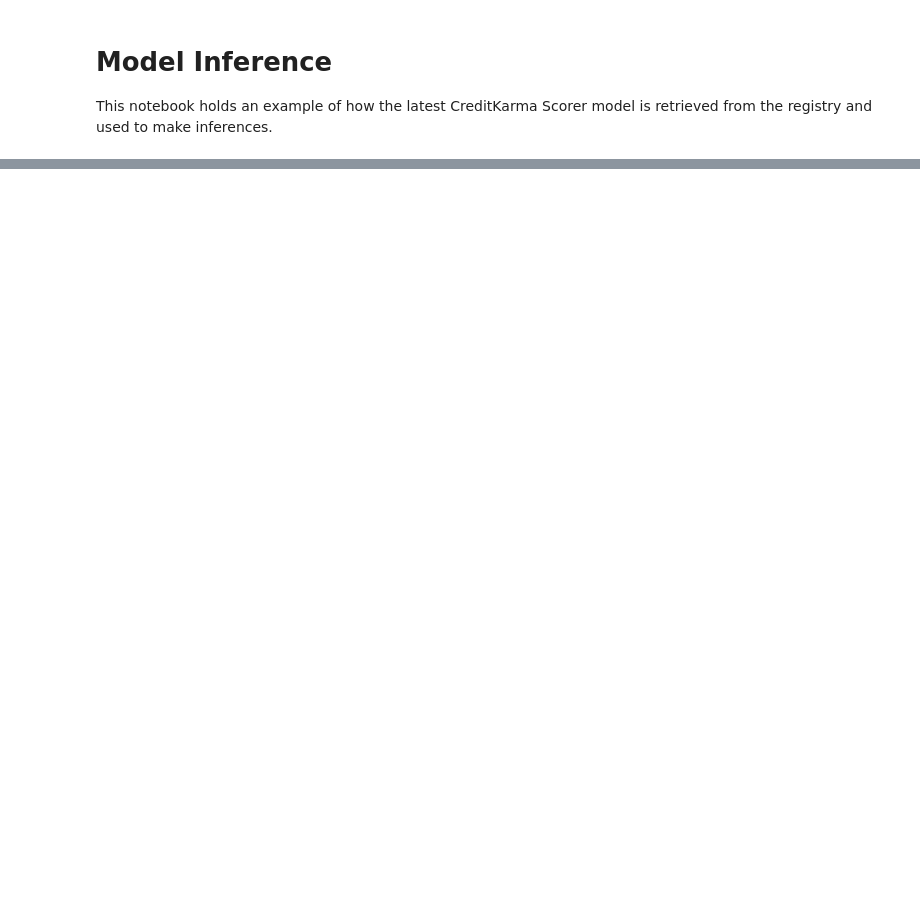
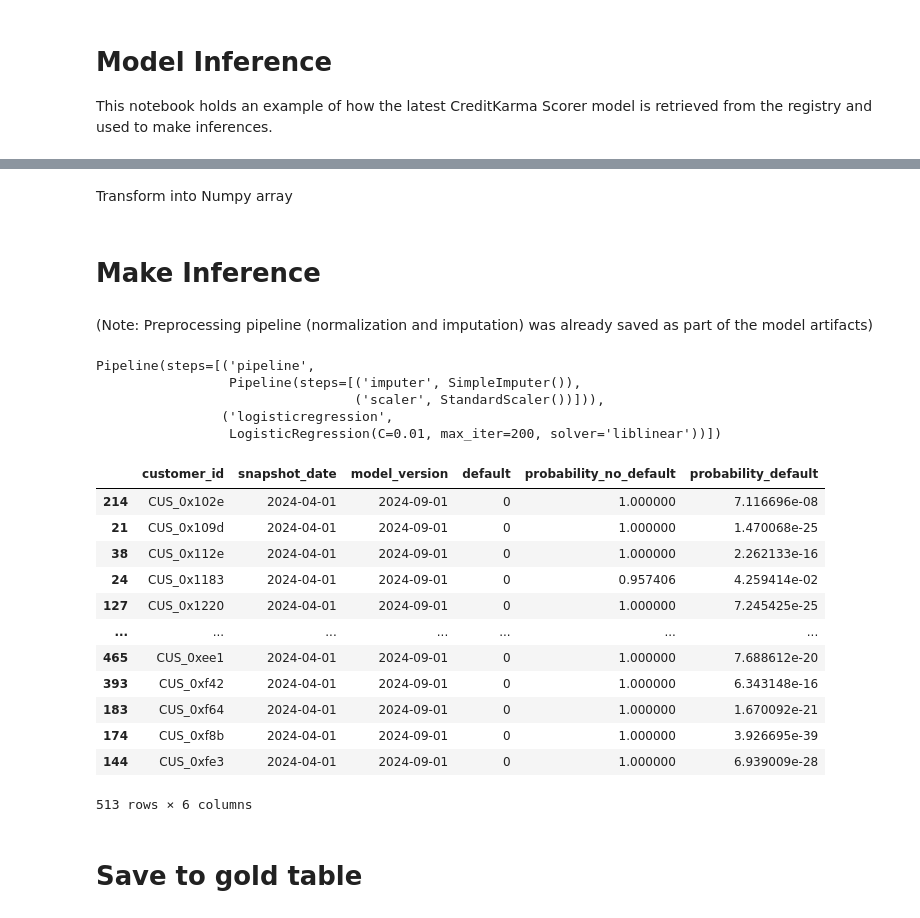
Before and after one commit to Jenpoer/creditkarma, a Jupyter notebook: model_inference.ipynb, the cells around one changed output, grey strips where cells are left out. Drawn from its saved outputs; the diff is of its cells as text; code cells hidden in the pictures; blank space fills up the shorter version.

```diff
--- a/model_inference.ipynb
+++ b/model_inference.ipynb
@@ -63,0 +103,41 @@ def read_gold_table(table, gold_db, spark):
+# %% [markdown]
+Transform into Numpy array
+# %%
+df_arr = df_pd.drop(columns=['customer_id', 'snapshot_date']).values
+# %% [markdown]
+# Make Inference
+# %% [markdown]
+(Note: Preprocessing pipeline (normalization and imputation) was already saved as part of the model artifacts)
+# %%
+model
+# %% [output]
+Pipeline(steps=[('pipeline',
+                 Pipeline(steps=[('imputer', SimpleImputer()),
+                                 ('scaler', StandardScaler())])),
+                ('logisticregression',
+                 LogisticRegression(C=0.01, max_iter=200, solver='liblinear'))])
+# %%
+df_pred_pd = df_pd.copy()[['customer_id', 'snapshot_date']]
+pred = model.predict_proba(df_arr)
+df_pred_pd['model_version'] = model_version
+df_pred_pd['default'] = np.argmax(pred, axis=1)
+df_pred_pd['probability_no_default'] = pred[:, 0]
+df_pred_pd['probability_default'] = pred[:, 1]
+
+df_pred_pd
+# %% [output]
+|  | customer_id | snapshot_date | model_version | default | probability_no_default | probability_default |
+| 214 | CUS_0x102e | 2024-04-01 | 2024-09-01 | 0 | 1.000000 | 7.116696e-08 |
+| 21 | CUS_0x109d | 2024-04-01 | 2024-09-01 | 0 | 1.000000 | 1.470068e-25 |
+| 38 | CUS_0x112e | 2024-04-01 | 2024-09-01 | 0 | 1.000000 | 2.262133e-16 |
+| 24 | CUS_0x1183 | 2024-04-01 | 2024-09-01 | 0 | 0.957406 | 4.259414e-02 |
+| 127 | CUS_0x1220 | 2024-04-01 | 2024-09-01 | 0 | 1.000000 | 7.245425e-25 |
+| ... | ... | ... | ... | ... | ... | ... |
+| 465 | CUS_0xee1 | 2024-04-01 | 2024-09-01 | 0 | 1.000000 | 7.688612e-20 |
+| 393 | CUS_0xf42 | 2024-04-01 | 2024-09-01 | 0 | 1.000000 | 6.343148e-16 |
+| 183 | CUS_0xf64 | 2024-04-01 | 2024-09-01 | 0 | 1.000000 | 1.670092e-21 |
+| 174 | CUS_0xf8b | 2024-04-01 | 2024-09-01 | 0 | 1.000000 | 3.926695e-39 |
+| 144 | CUS_0xfe3 | 2024-04-01 | 2024-09-01 | 0 | 1.000000 | 6.939009e-28 |
+513 rows × 6 columns
+# %% [markdown]
+# Save to gold table
```
Also changed, not shown: parts of 15 cells of this notebook, 2 other files.
